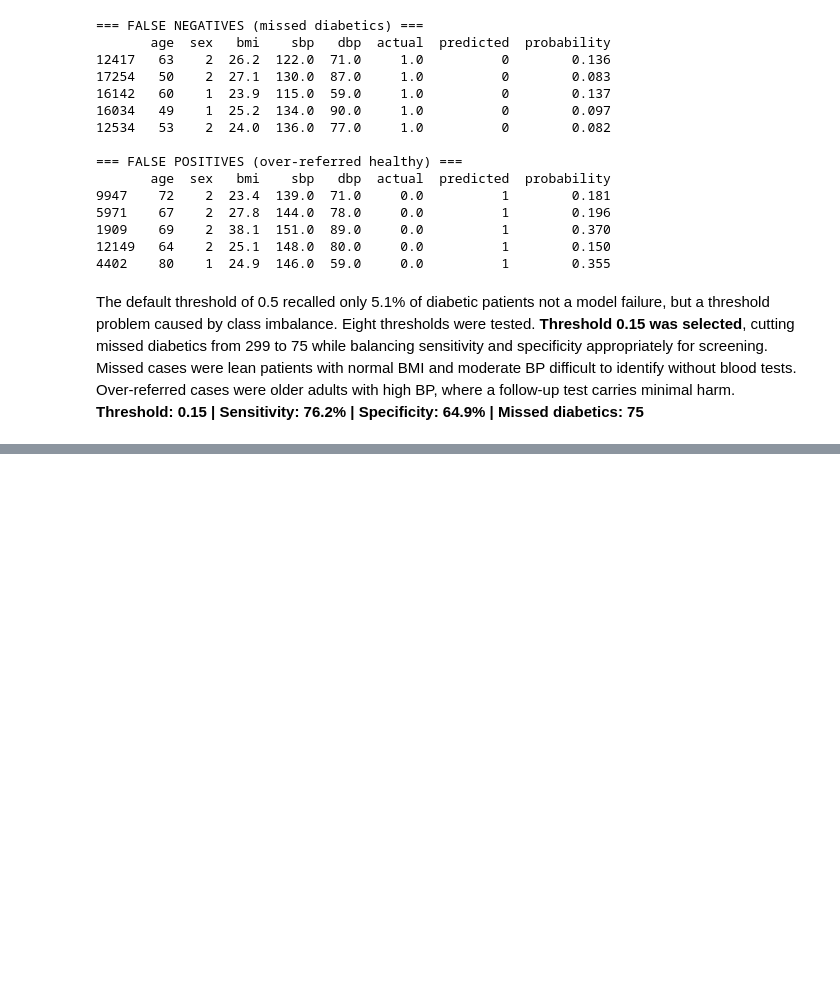
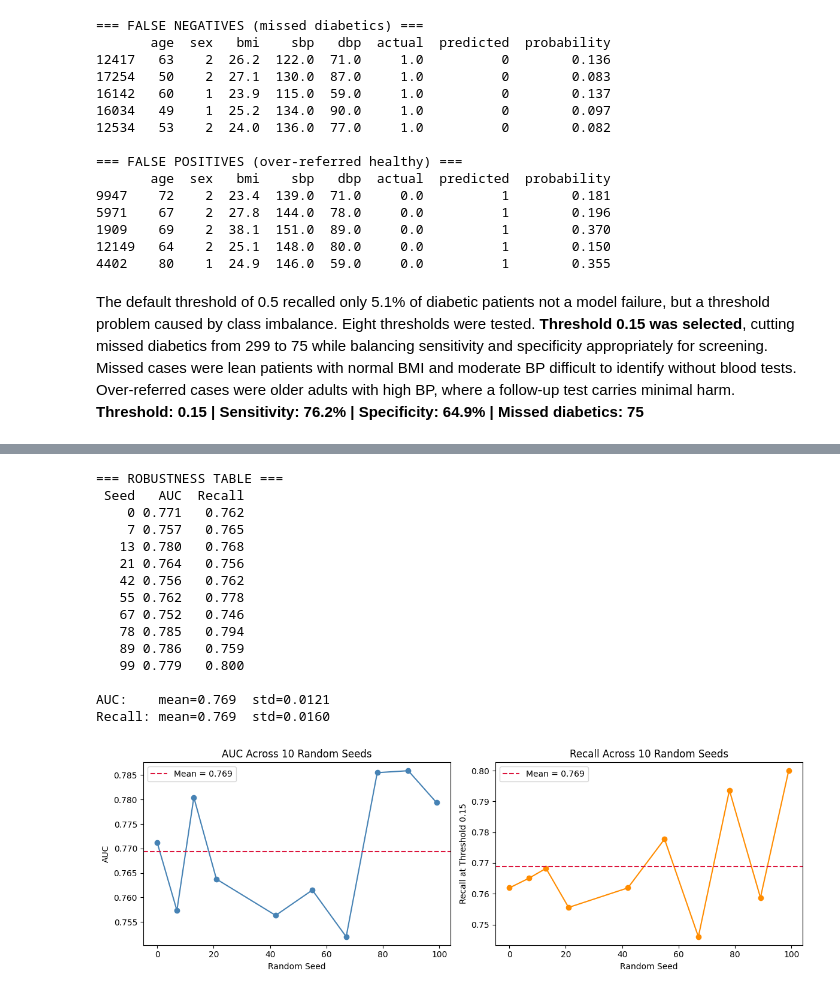
Before and after one commit to Baybeechristy/Early-Detection-of-Type-2-Diabetes-Using-ML-and-AI, a Jupyter notebook: early-detection-of-type-ii-diabetes-using-ml.ipynb, the cells around one changed output, grey strips where cells are left out. Drawn from its saved outputs; the diff is of its cells as text; code cells hidden in the pictures; blank space fills up the shorter version.

Commit message:
robustness confirmed - AUC 0.769±0.012, Recall 0.769±0.016 across 10 seeds

```diff
--- a/early-detection-of-type-ii-diabetes-using-ml.ipynb
+++ b/early-detection-of-type-ii-diabetes-using-ml.ipynb
@@ -546,0 +549,80 @@ follow-up test carries minimal harm.
+# %%
+
+#robustness across 10 seeds
+from sklearn.linear_model import LogisticRegression
+from sklearn.metrics import roc_auc_score, recall_score
+import numpy as np
+
+seeds = [0, 7, 13, 21, 42, 55, 67, 78, 89, 99]
+
+auc_scores    = []
+recall_scores = []
+
+for seed in seeds:
+    X_tr, X_te, y_tr, y_te = train_test_split(
+        X, y, test_size=0.2, random_state=seed, stratify=y
+    )
+
+    sc = StandardScaler()
+    X_tr_sc = sc.fit_transform(X_tr)
+    X_te_sc  = sc.transform(X_te)
+
+    model = LogisticRegression(max_iter=1000, random_state=seed)
+    model.fit(X_tr_sc, y_tr)
+
+    y_prob = model.predict_proba(X_te_sc)[:, 1]
+    y_pred = (y_prob >= 0.15).astype(int)
+
+    auc_scores.append(roc_auc_score(y_te, y_prob))
+    recall_scores.append(recall_score(y_te, y_pred))
+
+# Results table
+robust_df = pd.DataFrame({
+    'Seed': seeds,
+    'AUC':    [round(a, 3) for a in auc_scores],
+    'Recall': [round(r, 3) for r in recall_scores]
+})
+
+print("=== ROBUSTNESS TABLE ===")
+print(robust_df.to_string(index=False))
+print(f"\nAUC:    mean={np.mean(auc_scores):.3f}  std={np.std(auc_scores):.4f}")
+print(f"Recall: mean={np.mean(recall_scores):.3f}  std={np.std(recall_scores):.4f}")
+
+# Plot
+fig, axes = plt.subplots(1, 2, figsize=(12, 4))
+
+axes[0].plot(seeds, auc_scores, 'o-', color='steelblue')
+axes[0].axhline(np.mean(auc_scores), color='crimson', linestyle='--', label=f'Mean = {np.mean(auc_scores):.3f}')
+axes[0].set_title('AUC Across 10 Random Seeds')
+axes[0].set_xlabel('Random Seed')
+axes[0].set_ylabel('AUC')
+axes[0].legend()
+
+axes[1].plot(seeds, recall_scores, 'o-', color='darkorange')
+axes[1].axhline(np.mean(recall_scores), color='crimson', linestyle='--', label=f'Mean = {np.mean(recall_scores):.3f}')
+axes[1].set_title('Recall Across 10 Random Seeds')
+axes[1].set_xlabel('Random Seed')
+axes[1].set_ylabel('Recall at Threshold 0.15')
+axes[1].legend()
+
+plt.tight_layout()
+plt.savefig('robustness.png', dpi=150)
+plt.show()
+print("Robustness plot saved")
+# %% [output]
+=== ROBUSTNESS TABLE ===
+ Seed   AUC  Recall
+    0 0.771   0.762
+    7 0.757   0.765
+   13 0.780   0.768
+   21 0.764   0.756
+   42 0.756   0.762
+   55 0.762   0.778
+   67 0.752   0.746
+   78 0.785   0.794
+   89 0.786   0.759
+   99 0.779   0.800
+
+AUC:    mean=0.769  std=0.0121
+Recall: mean=0.769  std=0.0160
+[figure, added]
```
Also changed, not shown: parts of 3 cells of this notebook.
